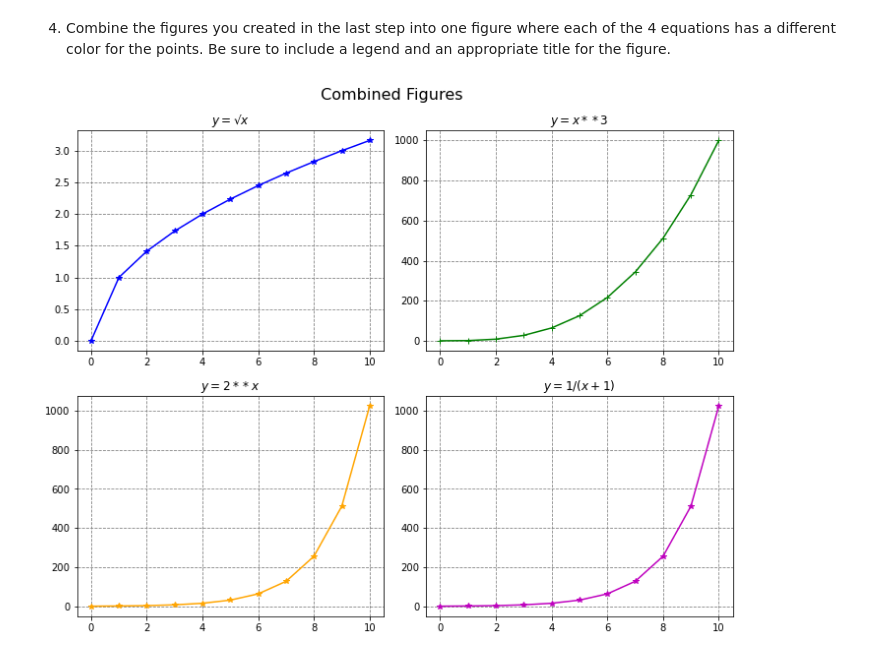
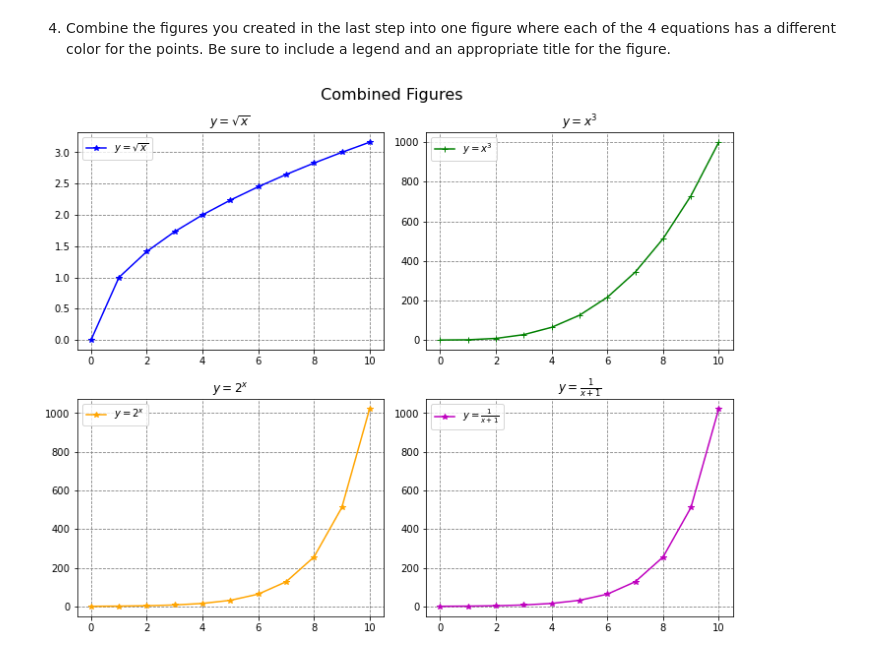
Before and after one commit to cindyvillanuevads/numpy-pandas-visualization-exercises, a Jupyter notebook: matplotlib_exercises.ipynb, the cells around one changed output. Saved outputs shown, nothing was run; the diff lists cells and outputs as text; code cells hidden in the pictures.

```diff
--- a/matplotlib_exercises.ipynb
+++ b/matplotlib_exercises.ipynb
@@ -101,36 +101,36 @@ plt.tight_layout()
 # %%
 # Define a figure
 plt.figure(figsize = (10, 8))
 plt.suptitle(' Combined Figures', fontsize = 16)
 
 plt.subplot(2,2,1)
-plt.plot(x,y1, ls = '-', marker = '*', color = 'blue')
-plt.title('$y = √x$')
+plt.plot(x,y1, ls = '-', marker = '*', color = 'blue',label = r'$y = \sqrt{x}$')
+plt.title(r'$y = \sqrt{x}$')
 plt.grid(True, ls = '--', color = 'gray')
-
+plt.legend()
 
 
 
 plt.subplot(2,2,2)
-plt.plot(x,y2, ls = '-', marker = '+', color = 'green')
-plt.title('$y = x **3$')
+plt.plot(x,y2, ls = '-', marker = '+', color = 'green', label = r'$y = x ^3$')
+plt.title(r'$y = x ^3$')
 plt.grid(True, ls = '--', color = 'gray')
-
+plt.legend()
 
 plt.subplot(2,2,3)
-plt.plot(x,y3, ls = '-', marker = '*', color = 'orange')
-plt.title('$y = 2**x$')
+plt.plot(x,y3, ls = '-', marker = '*', color = 'orange', label = r'$y = 2^x$')
+plt.title(r'$y = 2^x$')
 plt.grid(True, ls = '--', color = 'gray')
-
+plt.legend()
 
 plt.subplot(2,2,4)
-plt.plot(x,y3, ls = '-', marker = '*', color = 'm')
-plt.title('$y = 1/(x+1)$')
+plt.plot(x,y3, ls = '-', marker = '*', color = 'm', label = r'$y = \frac{1}{x+1}$' )
+plt.title(r'$y = \frac{1}{x+1}$')
 plt.grid(True, ls = '--', color = 'gray')
-
+plt.legend()
 
 
 # add padding to avoid overlap of subplots
 plt.tight_layout()
 # %% [output]
-[figure, old version]
+[figure, new version]
```
Also changed, not shown: parts of 1 cell of this notebook.
